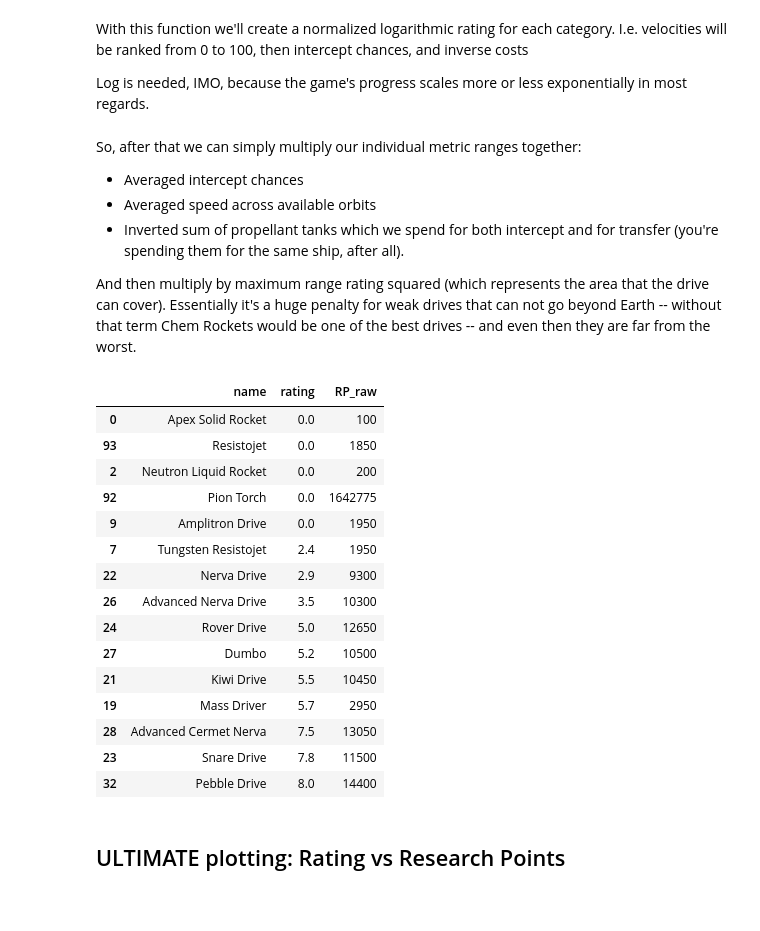
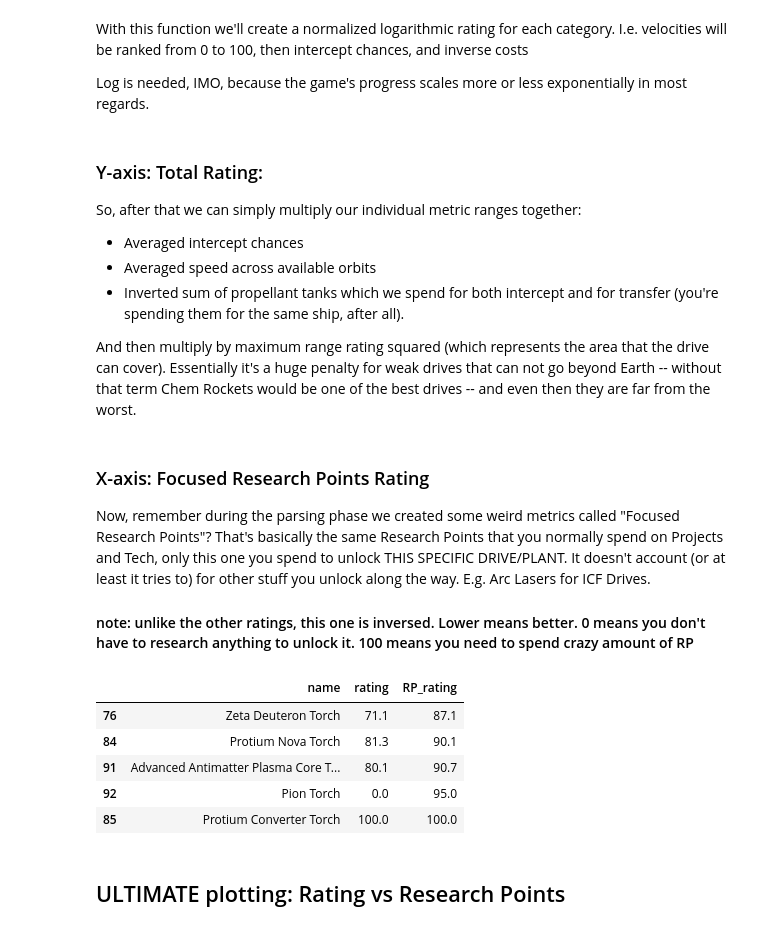
Before and after one commit to tkachev-asc/TI_drives, a Jupyter notebook: drives.ipynb, the cells around one changed output. Cells and saved outputs as stored; diff of their text form; code cells hidden in the pictures.

```diff
--- a/drives.ipynb
+++ b/drives.ipynb
@@ -1334,30 +1332,28 @@ drives['rating'] = log_norm(drives['veloc'] * drives['pursue'] * drives['prop_sh
 # %% [markdown]
+### Y-axis: Total Rating:
 So, after that we can simply multiply our individual metric ranges together:
 - Averaged intercept chances
 - Averaged speed across available orbits
 - Inverted sum of propellant tanks which we spend for both intercept and for transfer (you're spending them for the same ship, after all).
 
 And then multiply by maximum range rating squared (which represents the area that the drive can cover). Essentially it's a huge penalty for weak drives that can not go beyond Earth -- without that term Chem Rockets would be one of the best drives -- and even then they are far from the worst.
+# %%
+drives['RP_rating'] = log_norm(drives['RP_focus']-100)
+# %% [markdown]
+### X-axis: Focused Research Points Rating
+Now, remember during the parsing phase we created some weird metrics called "Focused Research Points"? That's basically the same Research Points that you normally spend on Projects and Tech, only this one you spend to unlock THIS SPECIFIC DRIVE/PLANT. It doesn't account (or at least it tries to) for other stuff you unlock along the way. E.g. Arc Lasers for ICF Drives.
+
+#### note: unlike the other ratings, this one is inversed. Lower means better. 0 means you don't have to research anything to unlock it. 100 means you need to spend crazy amount of RP
 # %%
-drives[['name','rating','RP_raw']].sort_values(by='rating').head(15)
+drives[['name','rating','RP_rating']].sort_values(by='RP_rating').tail(5)
 # drives
 # %% [output]
-|  | name | rating | RP_raw |
-| 0 | Apex Solid Rocket | 0.0 | 100 |
-| 93 | Resistojet | 0.0 | 1850 |
-| 2 | Neutron Liquid Rocket | 0.0 | 200 |
-| 92 | Pion Torch | 0.0 | 1642775 |
-| 9 | Amplitron Drive | 0.0 | 1950 |
-| 7 | Tungsten Resistojet | 2.4 | 1950 |
-| 22 | Nerva Drive | 2.9 | 9300 |
-| 26 | Advanced Nerva Drive | 3.5 | 10300 |
-| 24 | Rover Drive | 5.0 | 12650 |
-| 27 | Dumbo | 5.2 | 10500 |
-| 21 | Kiwi Drive | 5.5 | 10450 |
-| 19 | Mass Driver | 5.7 | 2950 |
-| 28 | Advanced Cermet Nerva | 7.5 | 13050 |
-| 23 | Snare Drive | 7.8 | 11500 |
-| 32 | Pebble Drive | 8.0 | 14400 |
+|  | name | rating | RP_rating |
+| 76 | Zeta Deuteron Torch | 71.1 | 87.1 |
+| 84 | Protium Nova Torch | 81.3 | 90.1 |
+| 91 | Advanced Antimatter Plasma Core T... | 80.1 | 90.7 |
+| 92 | Pion Torch | 0.0 | 95.0 |
+| 85 | Protium Converter Torch | 100.0 | 100.0 |
 # %% [markdown]
 ## ULTIMATE plotting: Rating vs Research Points
 # %%
```
Also changed, not shown: parts of 8 cells of this notebook.
